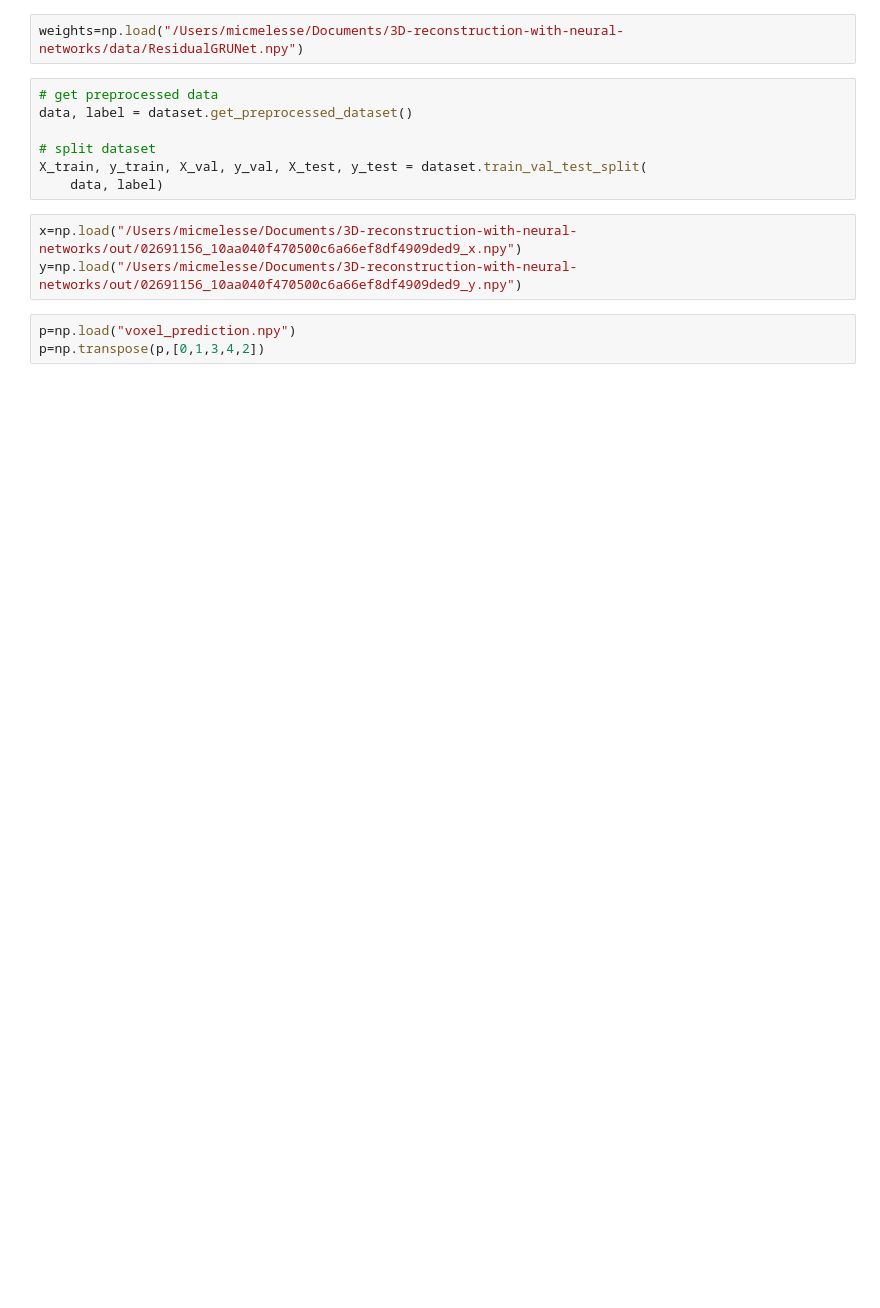
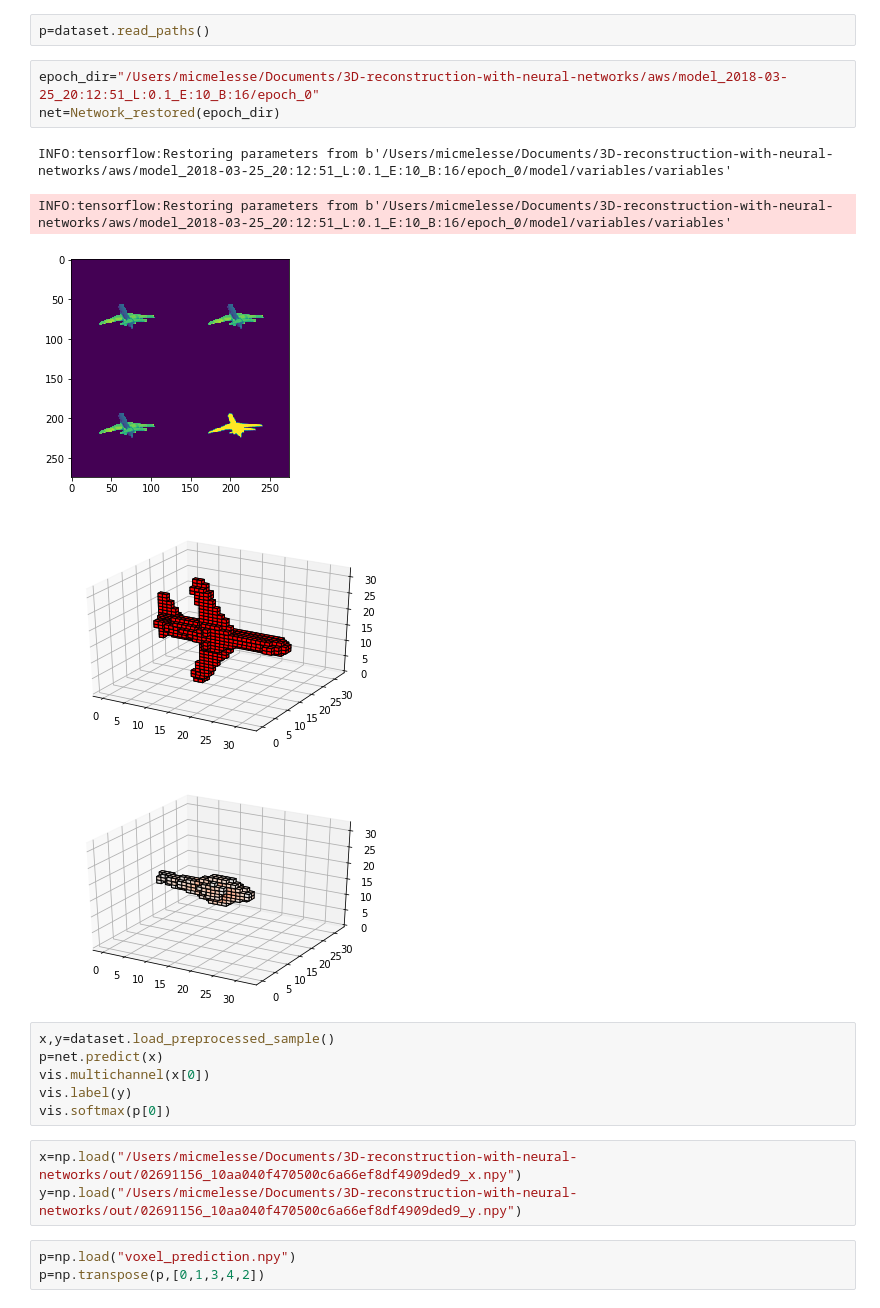
Before and after one commit to micmelesse/3D-reconstruction-with-Neural-Networks, a Jupyter notebook: playground.ipynb, the cells around one changed output. Drawn from its saved outputs; the diff is of its cells as text; blank space fills up the shorter version.

Commit message:
network_restored class added

```diff
--- a/playground.ipynb
+++ b/playground.ipynb
@@ -20,15 +21,23 @@ from tensorflow.python.tools import inspect_checkpoint
 # %% [output]
 The autoreload extension is already loaded. To reload it, use:
   %reload_ext autoreload
-# %%
-weights=np.load("/Users/micmelesse/Documents/3D-reconstruction-with-neural-networks/data/ResidualGRUNet.npy")
-# %%
-# get preprocessed data
-data, label = dataset.get_preprocessed_dataset()
-
-# split dataset
-X_train, y_train, X_val, y_val, X_test, y_test = dataset.train_val_test_split(
-    data, label)
+# %%
+p=dataset.read_paths()
+# %%
+epoch_dir="/Users/micmelesse/Documents/3D-reconstruction-with-neural-networks/aws/model_2018-03-25_20:12:51_L:0.1_E:10_B:16/epoch_0"
+net=Network_restored(epoch_dir)
+# %% [output]
+INFO:tensorflow:Restoring parameters from b'/Users/micmelesse/Documents/3D-reconstruction-with-neural-networks/aws/model_2018-03-25_20:12:51_L:0.1_E:10_B:16/epoch_0/model/variables/variables'
+INFO:tensorflow:Restoring parameters from b'/Users/micmelesse/Documents/3D-reconstruction-with-neural-networks/aws/model_2018-03-25_20:12:51_L:0.1_E:10_B:16/epoch_0/model/variables/variables'
+[figure, added]
+[figure, added]
+[figure, added]
+# %%
+x,y=dataset.load_preprocessed_sample()
+p=net.predict(x)
+vis.multichannel(x[0])
+vis.label(y)
+vis.softmax(p[0])
 # %%
 x=np.load("/Users/micmelesse/Documents/3D-reconstruction-with-neural-networks/out/02691156_10aa040f470500c6a66ef8df4909ded9_x.npy")
 y=np.load("/Users/micmelesse/Documents/3D-reconstruction-with-neural-networks/out/02691156_10aa040f470500c6a66ef8df4909ded9_y.npy")
```
Also changed, not shown: parts of 7 cells of this notebook, 4 other files.
